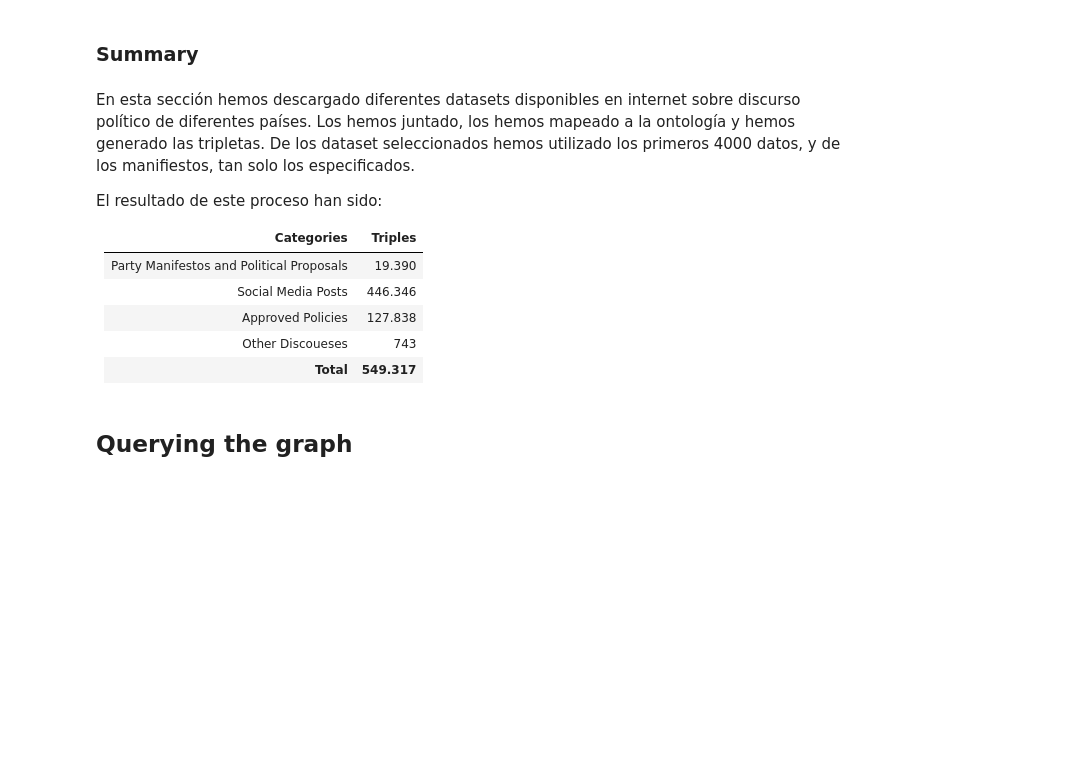
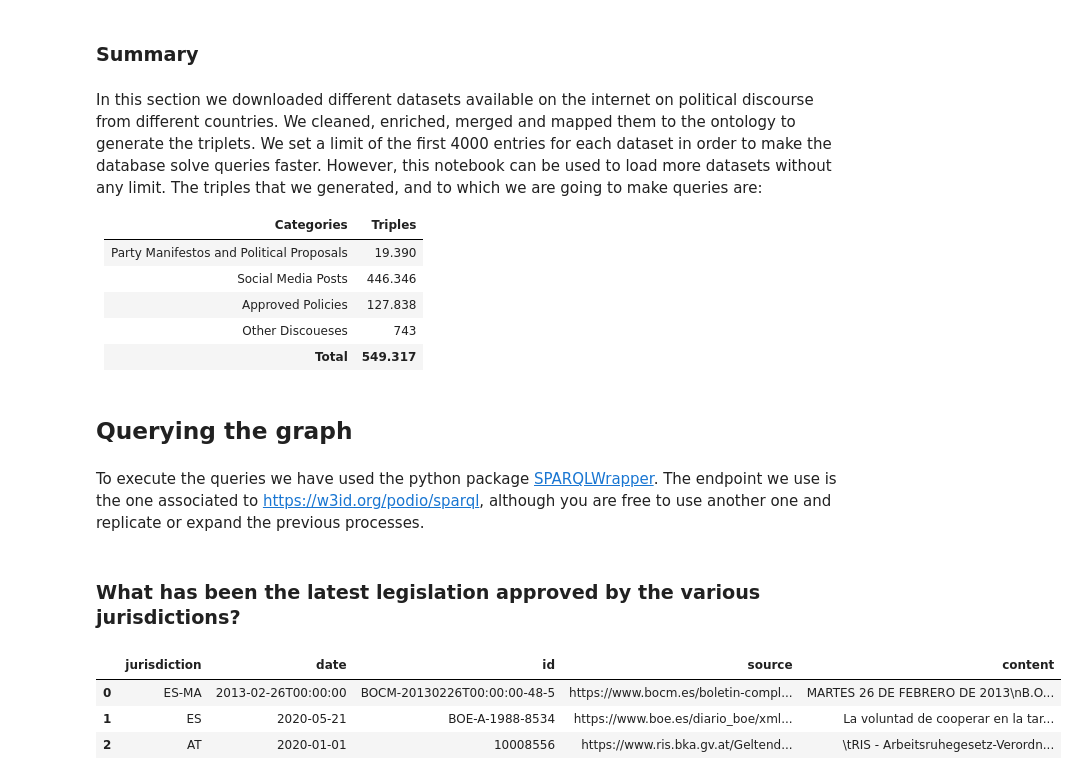
Before and after one commit to oeg-upm/PODIO, a Jupyter notebook: notebooks/podio.ipynb, the cells around one changed output. Drawn from its saved outputs; the diff is of its cells as text; code cells hidden in the pictures; blank space fills up the shorter version.

Commit message:
Complete dataset transformation and starting queries

```diff
--- a/notebooks/podio.ipynb
+++ b/notebooks/podio.ipynb
@@ -997,9 +1040,7 @@ generate_triples(filename_mappings)
 # %% [markdown]
 ### Summary
 # %% [markdown]
-En esta sección hemos descargado diferentes datasets disponibles en internet sobre discurso político de diferentes países. Los hemos juntado, los hemos mapeado a la ontología y hemos generado las tripletas. De los dataset seleccionados hemos utilizado los primeros 4000 datos, y de los manifiestos, tan solo los especificados.
-
-El resultado de este proceso han sido:
+In this section we downloaded different datasets available on the internet on political discourse from different countries. We cleaned, enriched, merged and mapped them to the ontology to generate the triplets. We set a limit of the first 4000 entries for each dataset in order to make the database solve queries faster. However, this notebook can be used to load more datasets without any limit. The triples that we generated, and to which we are going to make queries are:
 
 Categories | Triples
 --- | ---
@@ -1010,3 +1051,76 @@ Other Discoueses | 743
 **Total** | **549.317**
 # %% [markdown]
 ## Querying the graph
+# %% [markdown]
+To execute the queries we have used the python package [SPARQLWrapper](https://pypi.org/project/SPARQLWrapper/). The endpoint we use is the one associated to https://w3id.org/podio/sparql, although you are free to use another one and replicate or expand the previous processes.
+# %%
+#Default endpoint configuration to run SPARQL queries
+from SPARQLWrapper import SPARQLWrapper, JSON, CSV
+import pandas as pd
+from io import StringIO
+from IPython.display import display, HTML
+
+sparql = SPARQLWrapper("https://graphdb.linkeddata.es/repositories/podio")
+sparql.setReturnFormat(CSV)
+# %% [markdown]
+### What has been the latest legislation approved by the various jurisdictions?
+# %%
+query= """
+PREFIX dc: <http://purl.org/dc/elements/1.1/>
+PREFIX dcam: <http://purl.org/dc/dcam/>
+PREFIX eli: <http://data.europa.eu/eli/ontology#>
+PREFIX foaf: <http://xmlns.com/foaf/0.1/>
+PREFIX lkg: <http://lkg.lynx-project.eu/def/>
+PREFIX nif-core: <http://persistence.uni-leipzig.org/nlp2rdf/ontologies/nif-core#>
+PREFIX owl: <http://www.w3.org/2002/07/owl#>
+PREFIX podio: <http://w3id.org/podio#>
+PREFIX rdf: <http://www.w3.org/1999/02/22-rdf-syntax-ns#>
+PREFIX schema: <http://schema.org/>
+PREFIX sioc: <http://rdfs.org/sioc/ns#>
+PREFIX skos: <http://www.w3.org/2004/02/skos/core#>
+PREFIX terms: <http://purl.org/dc/terms/>
+PREFIX vann: <http://purl.org/vocab/vann/>
+PREFIX xml: <http://www.w3.org/XML/1998/namespace>
+PREFIX xsd: <http://www.w3.org/2001/XMLSchema#>
+PREFIX rdfs: <http://www.w3.org/2000/01/rdf-schema#>
+PREFIX nif: <http://persistence.uni-leipzig.org/nlp2rdf/ontologies/nif-core#>
+
+SELECT (?juris as ?jurisdiction) (MAX(?date) AS ?date) (SAMPLE(?id) AS ?id) (SAMPLE(?source) AS ?source) (SAMPLE(?s_text) AS ?content)
+WHERE {
+    {
+        ?s a lkg:Legislation ;
+            nif:isString ?s_text ;
+            lkg:metadata ?metadata .
+        ?metadata eli:jurisdiction ?juris ;
+            eli:version_date ?date ;
+            eli:id_local ?id ;
+            terms:source ?source .
+    }
+    UNION{
+        SERVICE <http://sparql.lynx-project.eu/> {
+            ?s a lkg:Legislation ;
+                nif:isString ?s_text ;
+                lkg:metadata ?metadata .
+            ?metadata eli:jurisdiction ?juris ;
+                eli:version_date ?date ;
+                eli:id_local ?id ;
+                terms:source ?source .
+        }
+    }
+} group by ?juris
+"""
+
+sparql.setQuery(query)
+
+try:
+    results = sparql.queryAndConvert()
+    decode_results= results.decode(encoding='utf-8', errors='strict')
+    df = pd.read_csv(StringIO(decode_results), sep=",")
+    display(HTML(df.to_html()))
+except Exception as e:
+    print(e)
+# %% [output]
+|  | jurisdiction | date | id | source | content |
+| 0 | ES-MA | 2013-02-26T00:00:00 | BOCM-20130226T00:00:00-48-5 | https://www.bocm.es/boletin-compl... | MARTES 26 DE FEBRERO DE 2013\nB.O... |
+| 1 | ES | 2020-05-21 | BOE-A-1988-8534 | https://www.boe.es/diario_boe/xml... | La voluntad de cooperar en la tar... |
+| 2 | AT | 2020-01-01 | 10008556 | https://www.ris.bka.gv.at/Geltend... | \tRIS - Arbeitsruhegesetz-Verordn... |
```
Also changed, not shown: parts of 17 cells of this notebook.
